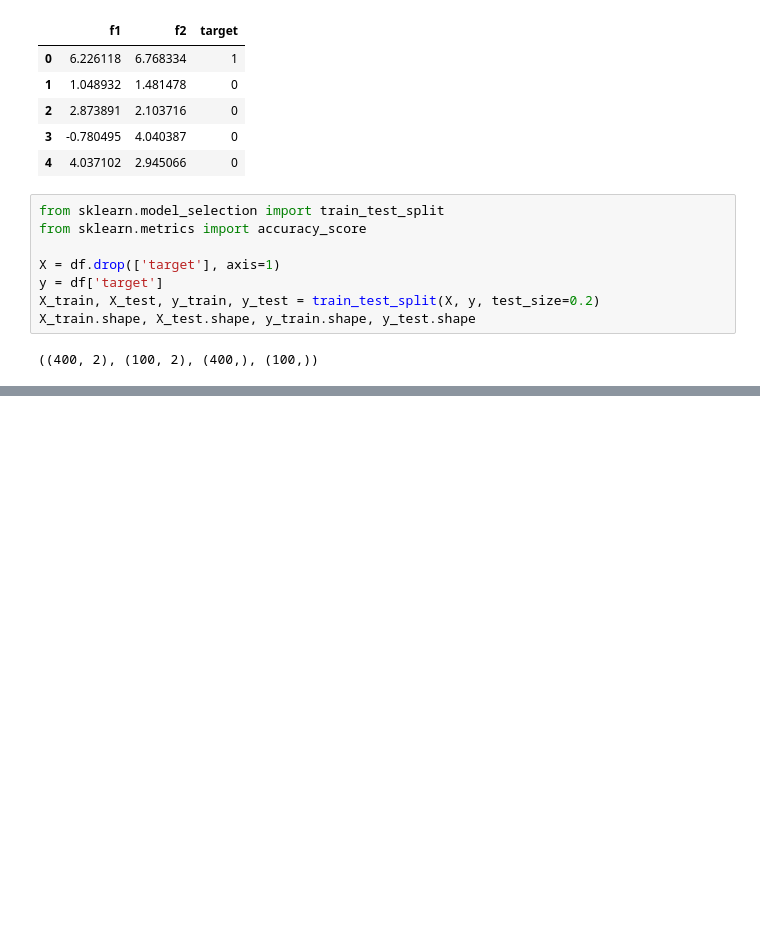
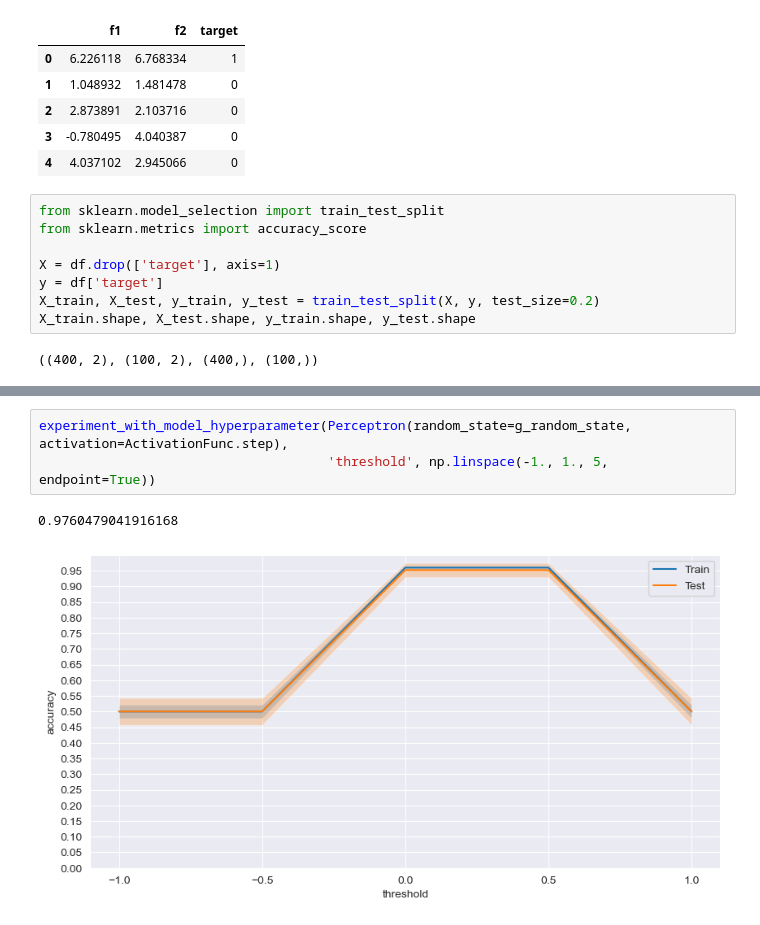
Before and after one commit to MeGysssTaa/bfu-ml-labs, a Jupyter notebook: lab_6/lab.ipynb, the cells around one changed output, grey strips where cells are left out. Cells and saved outputs as stored; diff of their text form; blank space fills up the shorter version.

```diff
--- a/lab_6/lab.ipynb
+++ b/lab_6/lab.ipynb
@@ -139,0 +198,6 @@ array([-20.96303831,   1.71871583,   2.67304224])
+# %%
+experiment_with_model_hyperparameter(Perceptron(random_state=g_random_state, activation=ActivationFunc.step),
+                                     'threshold', np.linspace(-1., 1., 5, endpoint=True))
+# %% [output]
+0.9760479041916168
+[figure, added]
```
Also changed, not shown: parts of 22 cells of this notebook.
